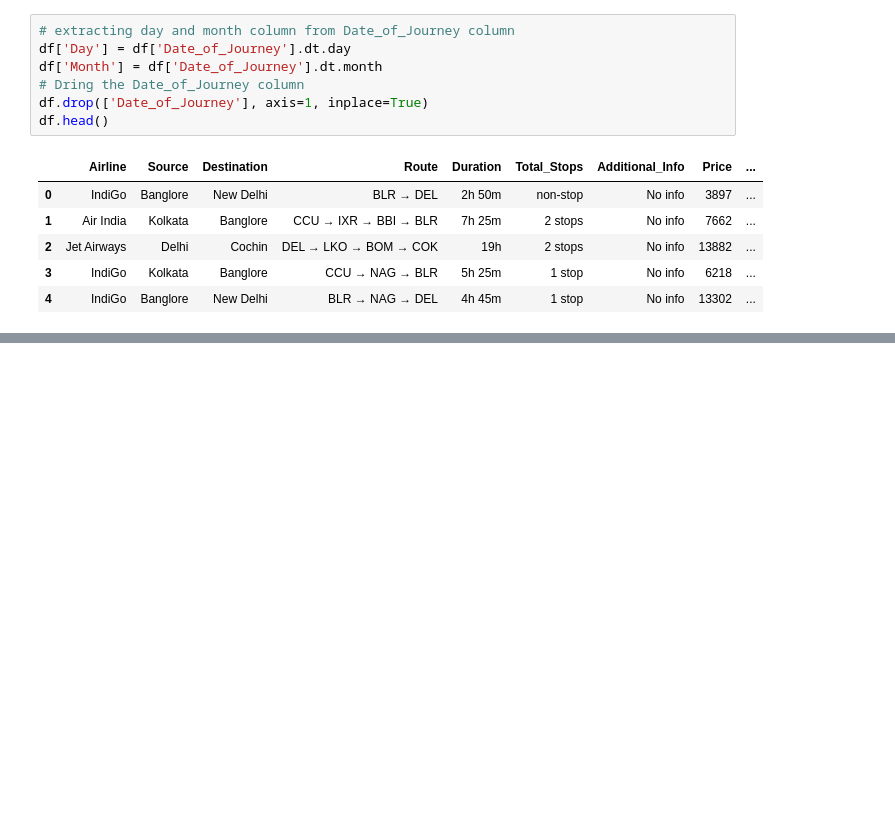
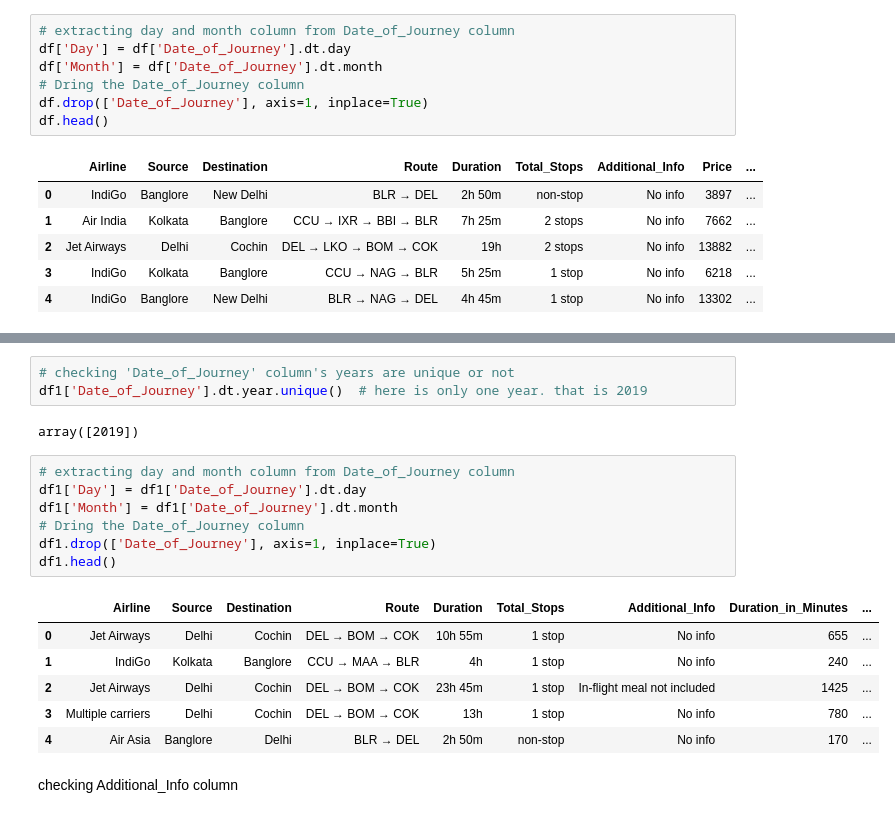
Before and after one commit to AzadMehedi/ML-Projects, a Jupyter notebook: Predict_The_Flight_Ticket_Price.ipynb, the cells around one changed output, grey strips where cells are left out. Cells and saved outputs as stored; diff of their text form; blank space fills up the shorter version.

```diff
--- a/Predict_The_Flight_Ticket_Price.ipynb
+++ b/Predict_The_Flight_Ticket_Price.ipynb
@@ -589,0 +628,21 @@ df.head()
+# %%
+# checking 'Date_of_Journey' column's years are unique or not
+df1['Date_of_Journey'].dt.year.unique()  # here is only one year. that is 2019
+# %% [output]
+array([2019])
+# %%
+# extracting day and month column from Date_of_Journey column
+df1['Day'] = df1['Date_of_Journey'].dt.day
+df1['Month'] = df1['Date_of_Journey'].dt.month
+# Dring the Date_of_Journey column
+df1.drop(['Date_of_Journey'], axis=1, inplace=True)
+df1.head()
+# %% [output]
+|  | Airline | Source | Destination | Route | Duration | Total_Stops | Additional_Info | Duration_in_Minutes | ... |
+| 0 | Jet Airways | Delhi | Cochin | DEL → BOM → COK | 10h 55m | 1 stop | No info | 655 | ... |
+| 1 | IndiGo | Kolkata | Banglore | CCU → MAA → BLR | 4h | 1 stop | No info | 240 | ... |
+| 2 | Jet Airways | Delhi | Cochin | DEL → BOM → COK | 23h 45m | 1 stop | In-flight meal not included | 1425 | ... |
+| 3 | Multiple carriers | Delhi | Cochin | DEL → BOM → COK | 13h | 1 stop | No info | 780 | ... |
+| 4 | Air Asia | Banglore | Delhi | BLR → DEL | 2h 50m | non-stop | No info | 170 | ... |
+# %% [markdown]
+checking Additional_Info column
```
Also changed, not shown: parts of 13 cells of this notebook.
